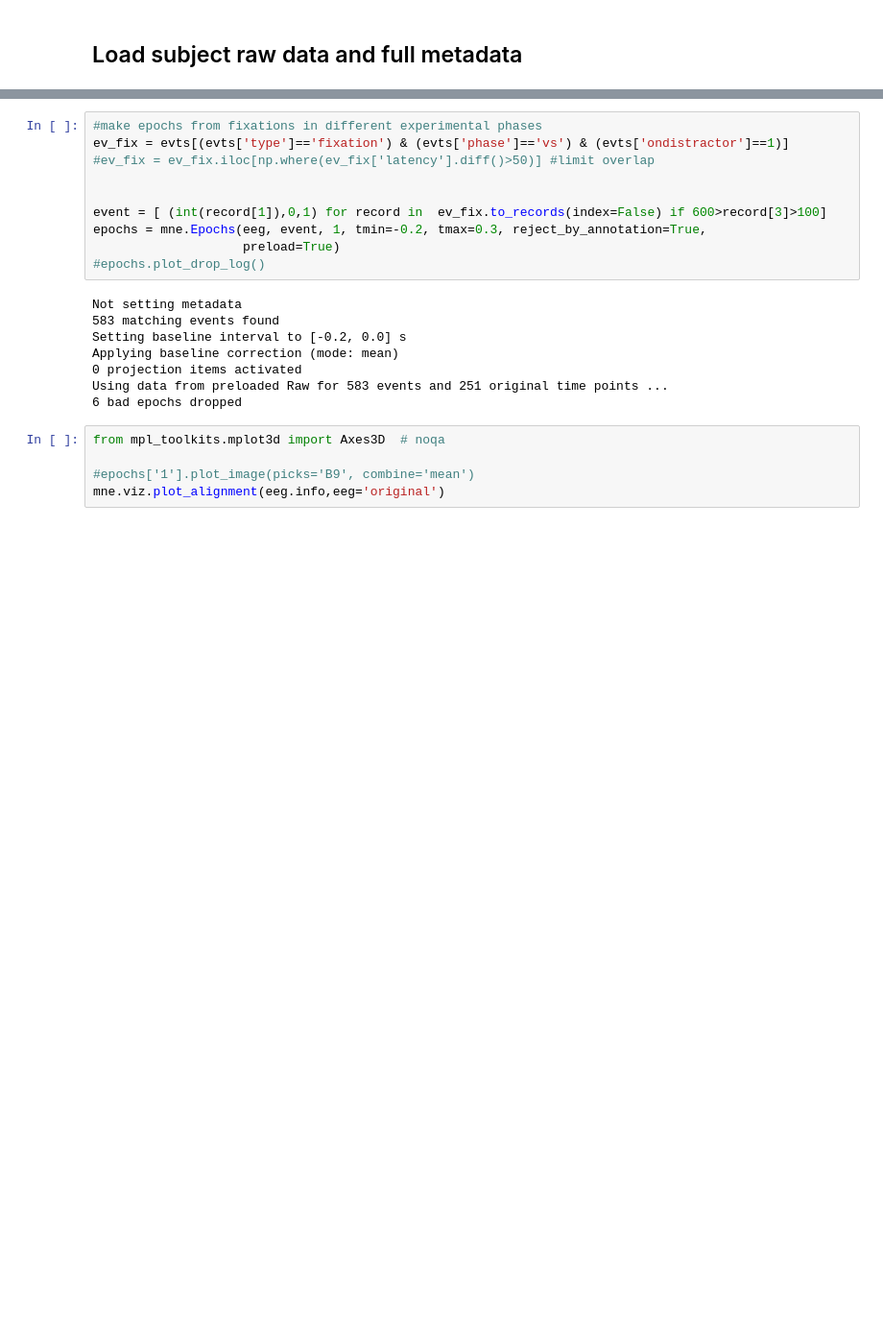
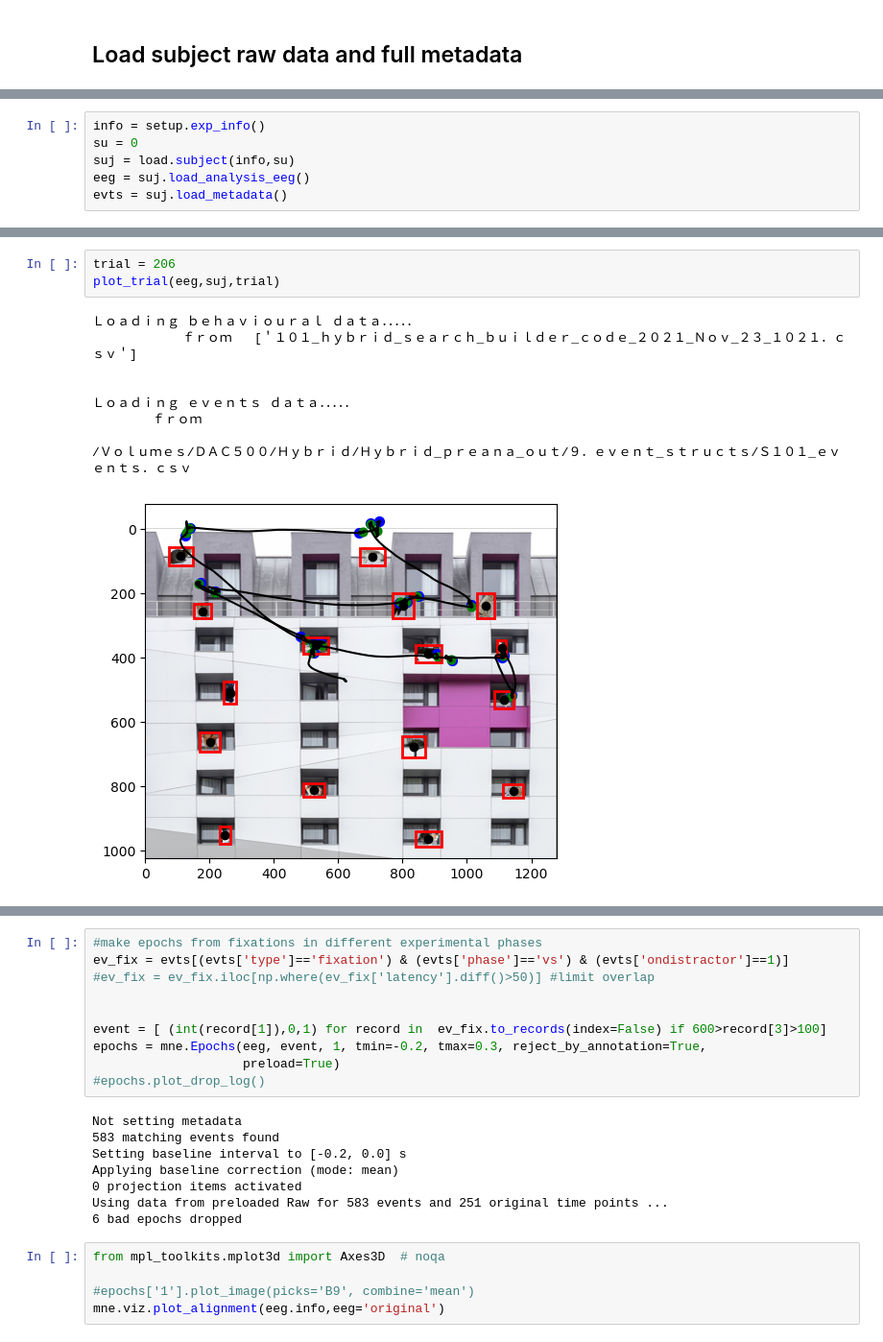
Before and after one commit to incubodac/EEGDECONV, a Jupyter notebook: MNEunfold.ipynb, the cells around one changed output, grey strips where cells are left out. Shown at 96% size. Saved outputs shown, nothing was run; the diff lists cells and outputs as text; blank space fills up the shorter version.

```diff
--- a/MNEunfold.ipynb
+++ b/MNEunfold.ipynb
@@ -56,0 +36,6 @@ evts[evts['type'] =='bad_ET']
+# %%
+info = setup.exp_info()
+su = 0
+suj = load.subject(info,su)
+eeg = suj.load_analysis_eeg()
+evts = suj.load_metadata()
@@ -56,0 +57,13 @@ evts[evts['type'] =='bad_ET']
+# %%
+trial = 206
+plot_trial(eeg,suj,trial)
+# %% [output]
+Ｌｏａｄｉｎｇ ｂｅｈａｖｉｏｕｒａｌ ｄａｔａ．．．．．
+            ｆｒｏｍ   [＇１０１_ｈｙｂｒｉｄ_ｓｅａｒｃｈ_ｂｕｉｌｄｅｒ_ｃｏｄｅ_２０２１_Ｎｏｖ_２３_１０２１．ｃｓｖ＇]
+
+
+Ｌｏａｄｉｎｇ ｅｖｅｎｔｓ ｄａｔａ．．．．．
+        ｆｒｏｍ
+
+/Ｖｏｌｕｍｅｓ/ＤＡＣ５００/Ｈｙｂｒｉｄ/Ｈｙｂｒｉｄ_ｐｒｅａｎａ_ｏｕｔ/９．ｅｖｅｎｔ_ｓｔｒｕｃｔｓ/Ｓ１０１_ｅｖｅｎｔｓ．ｃｓｖ
+[figure, added]
```
Also changed, not shown: parts of 16 cells of this notebook, 1 other file.
